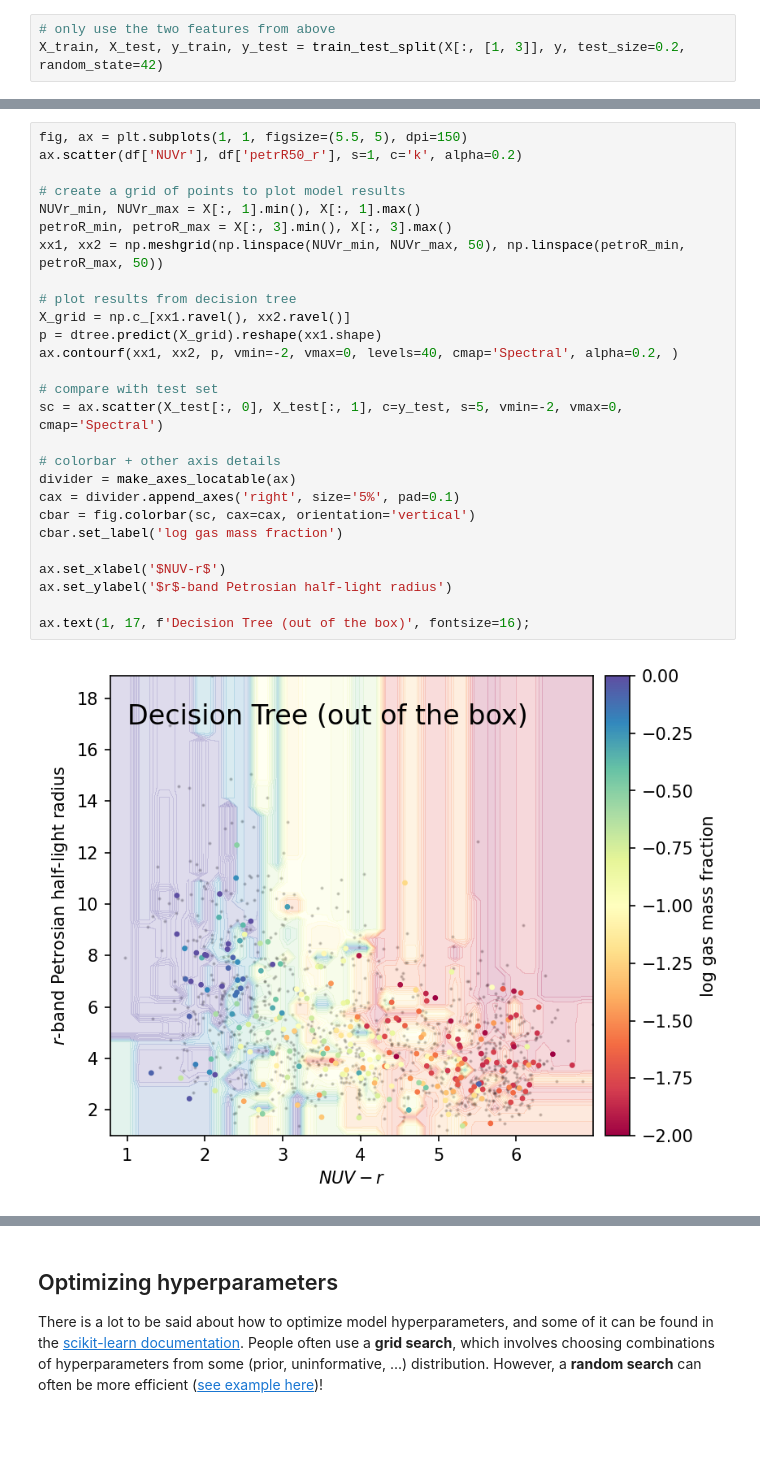
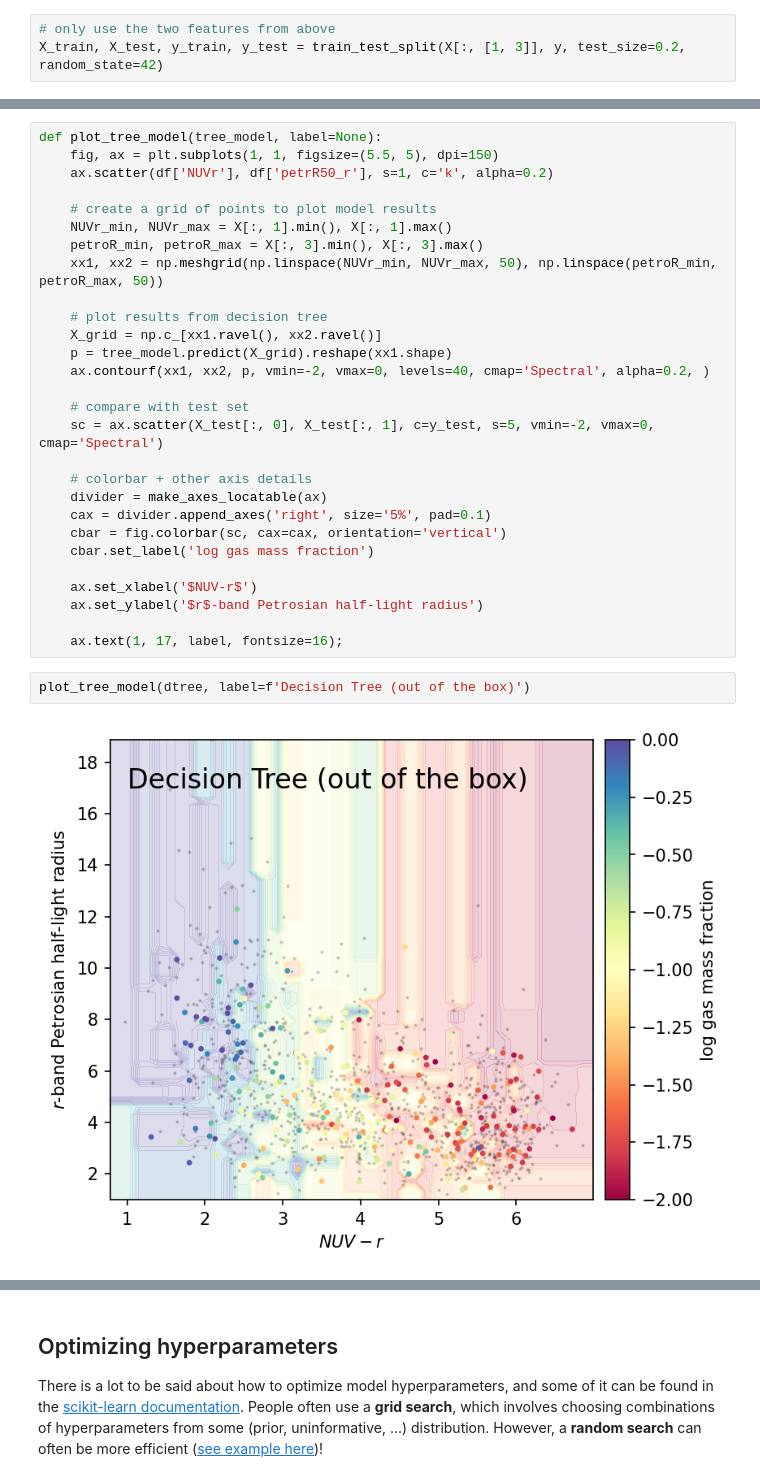
Before and after one commit to jwuphysics/ism-star-ml, a Jupyter notebook: notebook/ISM_ST_Introductory_Machine_Learning.ipynb, the cells around one changed output, grey strips where cells are left out. Cells and saved outputs as stored; diff of their text form; blank space fills up the shorter version.

```diff
--- a/notebook/ISM_ST_Introductory_Machine_Learning.ipynb
+++ b/notebook/ISM_ST_Introductory_Machine_Learning.ipynb
@@ -452,29 +563,32 @@ RMSE = 0.9253
 # %%
-fig, ax = plt.subplots(1, 1, figsize=(5.5, 5), dpi=150)
-ax.scatter(df['NUVr'], df['petrR50_r'], s=1, c='k', alpha=0.2)
+def plot_tree_model(tree_model, label=None):
+    fig, ax = plt.subplots(1, 1, figsize=(5.5, 5), dpi=150)
+    ax.scatter(df['NUVr'], df['petrR50_r'], s=1, c='k', alpha=0.2)
 
-# create a grid of points to plot model results
-NUVr_min, NUVr_max = X[:, 1].min(), X[:, 1].max()
-petroR_min, petroR_max = X[:, 3].min(), X[:, 3].max()
-xx1, xx2 = np.meshgrid(np.linspace(NUVr_min, NUVr_max, 50), np.linspace(petroR_min, petroR_max, 50))
+    # create a grid of points to plot model results
+    NUVr_min, NUVr_max = X[:, 1].min(), X[:, 1].max()
+    petroR_min, petroR_max = X[:, 3].min(), X[:, 3].max()
+    xx1, xx2 = np.meshgrid(np.linspace(NUVr_min, NUVr_max, 50), np.linspace(petroR_min, petroR_max, 50))
 
-# plot results from decision tree
-X_grid = np.c_[xx1.ravel(), xx2.ravel()]
-p = dtree.predict(X_grid).reshape(xx1.shape)
-ax.contourf(xx1, xx2, p, vmin=-2, vmax=0, levels=40, cmap='Spectral', alpha=0.2, )
+    # plot results from decision tree
+    X_grid = np.c_[xx1.ravel(), xx2.ravel()]
+    p = tree_model.predict(X_grid).reshape(xx1.shape)
+    ax.contourf(xx1, xx2, p, vmin=-2, vmax=0, levels=40, cmap='Spectral', alpha=0.2, )
 
-# compare with test set
-sc = ax.scatter(X_test[:, 0], X_test[:, 1], c=y_test, s=5, vmin=-2, vmax=0, cmap='Spectral')
+    # compare with test set
+    sc = ax.scatter(X_test[:, 0], X_test[:, 1], c=y_test, s=5, vmin=-2, vmax=0, cmap='Spectral')
 
-# colorbar + other axis details
-divider = make_axes_locatable(ax)
-cax = divider.append_axes('right', size='5%', pad=0.1)
-cbar = fig.colorbar(sc, cax=cax, orientation='vertical')
-cbar.set_label('log gas mass fraction')
+    # colorbar + other axis details
+    divider = make_axes_locatable(ax)
+    cax = divider.append_axes('right', size='5%', pad=0.1)
+    cbar = fig.colorbar(sc, cax=cax, orientation='vertical')
+    cbar.set_label('log gas mass fraction')
 
-ax.set_xlabel('$NUV-r$')
-ax.set_ylabel('$r$-band Petrosian half-light radius')
+    ax.set_xlabel('$NUV-r$')
+    ax.set_ylabel('$r$-band Petrosian half-light radius')
 
-ax.text(1, 17, f'Decision Tree (out of the box)', fontsize=16);
+    ax.text(1, 17, label, fontsize=16);
-# %% [output]
-[figure, removed]
+# %%
+plot_tree_model(dtree, label=f'Decision Tree (out of the box)')
+# %% [output]
+[figure, added]
```
Also changed, not shown: parts of 53 cells of this notebook, 1 other file.
